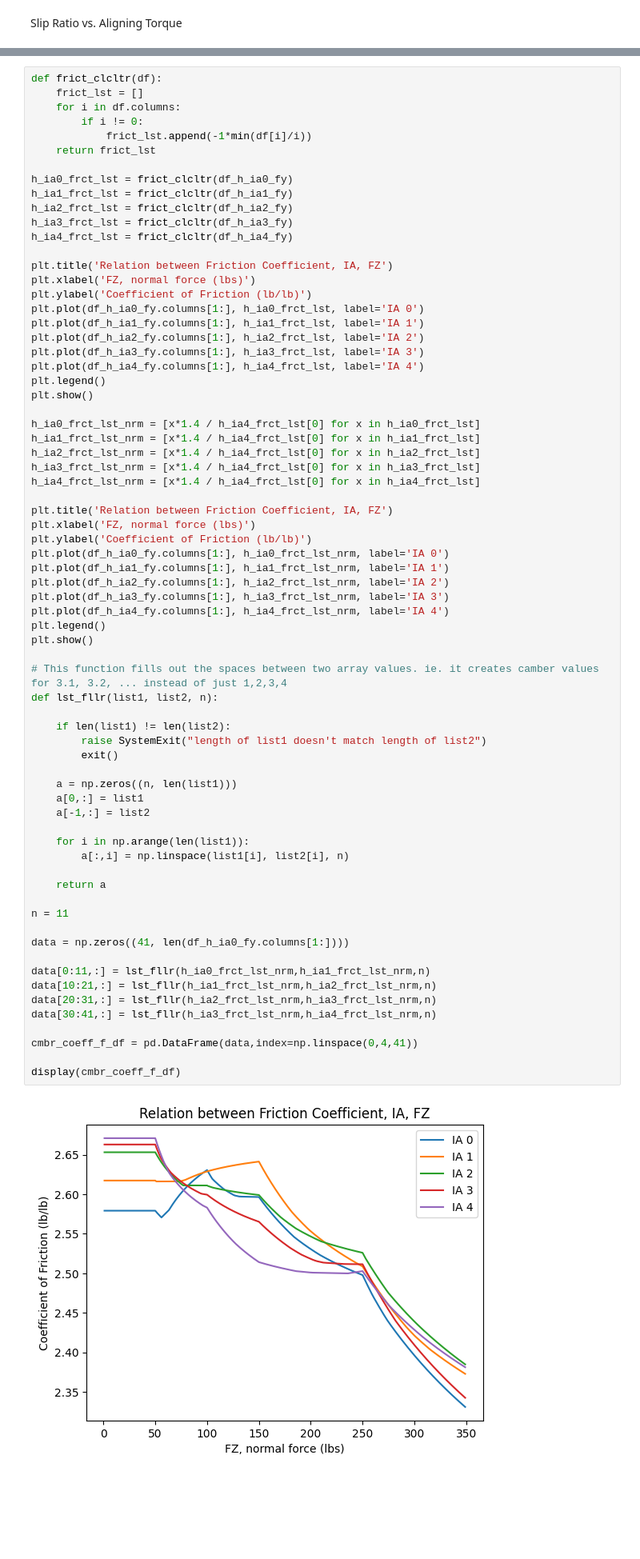
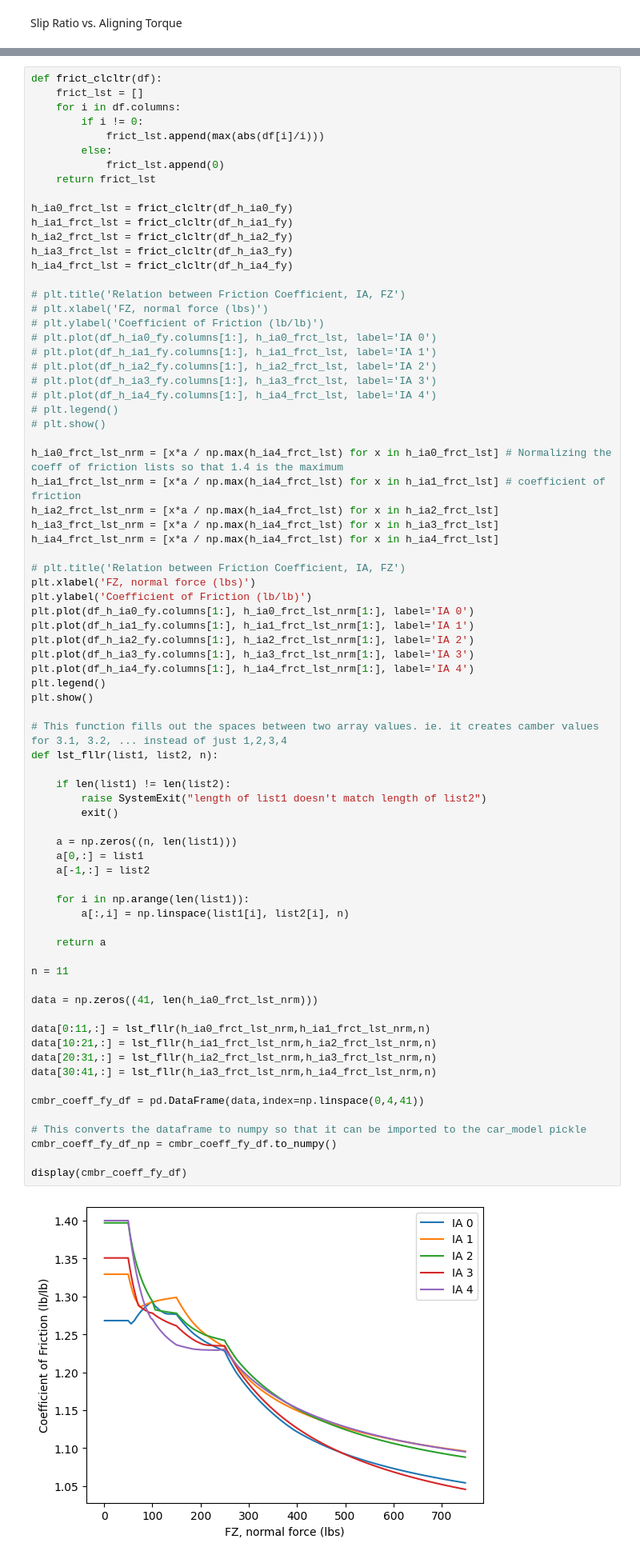
Before and after one commit to Washington-State-University-Formula-SAE/ttc-data, a Jupyter notebook: Hoosier 20.5x13-7.0 R25B.ipynb, the cells around one changed output, grey strips where cells are left out. Shown: that part at 80% size. Saved outputs shown, nothing was run; the diff lists cells and outputs as text; blank space fills up the shorter version.

```diff
--- a/Hoosier 20.5x13-7.0 R25B.ipynb
+++ b/Hoosier 20.5x13-7.0 R25B.ipynb
@@ -3542,7 +3267,9 @@ def frict_clcltr(df):
     frict_lst = []
     for i in df.columns:
         if i != 0:
-            frict_lst.append(-1*min(df[i]/i))
+            frict_lst.append(max(abs(df[i]/i)))
+        else:
+            frict_lst.append(0)
     return frict_lst
 
 h_ia0_frct_lst = frict_clcltr(df_h_ia0_fy)
@@ -3551,61 +3278,64 @@ h_ia2_frct_lst = frict_clcltr(df_h_ia2_fy)
 h_ia3_frct_lst = frict_clcltr(df_h_ia3_fy)
 h_ia4_frct_lst = frict_clcltr(df_h_ia4_fy)
 
-plt.title('Relation between Friction Coefficient, IA, FZ')
+# plt.title('Relation between Friction Coefficient, IA, FZ')
+# plt.xlabel('FZ, normal force (lbs)')
+# plt.ylabel('Coefficient of Friction (lb/lb)')
+# plt.plot(df_h_ia0_fy.columns[1:], h_ia0_frct_lst, label='IA 0')
+# plt.plot(df_h_ia1_fy.columns[1:], h_ia1_frct_lst, label='IA 1')
+# plt.plot(df_h_ia2_fy.columns[1:], h_ia2_frct_lst, label='IA 2')
+# plt.plot(df_h_ia3_fy.columns[1:], h_ia3_frct_lst, label='IA 3')
+# plt.plot(df_h_ia4_fy.columns[1:], h_ia4_frct_lst, label='IA 4')
+# plt.legend()
+# plt.show()
+
+h_ia0_frct_lst_nrm = [x*a / np.max(h_ia4_frct_lst) for x in h_ia0_frct_lst] # Normalizing the coeff of friction lists so that 1.4 is the maximum
+h_ia1_frct_lst_nrm = [x*a / np.max(h_ia4_frct_lst) for x in h_ia1_frct_lst] # coefficient of friction
+h_ia2_frct_lst_nrm = [x*a / np.max(h_ia4_frct_lst) for x in h_ia2_frct_lst]
+h_ia3_frct_lst_nrm = [x*a / np.max(h_ia4_frct_lst) for x in h_ia3_frct_lst]
+h_ia4_frct_lst_nrm = [x*a / np.max(h_ia4_frct_lst) for x in h_ia4_frct_lst]
+
+# plt.title('Relation between Friction Coefficient, IA, FZ')
 plt.xlabel('FZ, normal force (lbs)')
 plt.ylabel('Coefficient of Friction (lb/lb)')
-plt.plot(df_h_ia0_fy.columns[1:], h_ia0_frct_lst, label='IA 0')
-plt.plot(df_h_ia1_fy.columns[1:], h_ia1_frct_lst, label='IA 1')
-plt.plot(df_h_ia2_fy.columns[1:], h_ia2_frct_lst, label='IA 2')
-plt.plot(df_h_ia3_fy.columns[1:], h_ia3_frct_lst, label='IA 3')
-plt.plot(df_h_ia4_fy.columns[1:], h_ia4_frct_lst, label='IA 4')
-plt.legend()
-plt.show()
-
-h_ia0_frct_lst_nrm = [x*1.4 / h_ia4_frct_lst[0] for x in h_ia0_frct_lst]
-h_ia1_frct_lst_nrm = [x*1.4 / h_ia4_frct_lst[0] for x in h_ia1_frct_lst]
-h_ia2_frct_lst_nrm = [x*1.4 / h_ia4_frct_lst[0] for x in h_ia2_frct_lst]
-h_ia3_frct_lst_nrm = [x*1.4 / h_ia4_frct_lst[0] for x in h_ia3_frct_lst]
-h_ia4_frct_lst_nrm = [x*1.4 / h_ia4_frct_lst[0] for x in h_ia4_frct_lst]
-
-plt.title('Relation between Friction Coefficient, IA, FZ')
-plt.xlabel('FZ, normal force (lbs)')
-plt.ylabel('Coefficient of Friction (lb/lb)')
-plt.plot(df_h_ia0_fy.columns[1:], h_ia0_frct_lst_nrm, label='IA 0')
-plt.plot(df_h_ia1_fy.columns[1:], h_ia1_frct_lst_nrm, label='IA 1')
-plt.plot(df_h_ia2_fy.columns[1:], h_ia2_frct_lst_nrm, label='IA 2')
-plt.plot(df_h_ia3_fy.columns[1:], h_ia3_frct_lst_nrm, label='IA 3')
-plt.plot(df_h_ia4_fy.columns[1:], h_ia4_frct_lst_nrm, label='IA 4')
+plt.plot(df_h_ia0_fy.columns[1:], h_ia0_frct_lst_nrm[1:], label='IA 0')
+plt.plot(df_h_ia1_fy.columns[1:], h_ia1_frct_lst_nrm[1:], label='IA 1')
+plt.plot(df_h_ia2_fy.columns[1:], h_ia2_frct_lst_nrm[1:], label='IA 2')
+plt.plot(df_h_ia3_fy.columns[1:], h_ia3_frct_lst_nrm[1:], label='IA 3')
+plt.plot(df_h_ia4_fy.columns[1:], h_ia4_frct_lst_nrm[1:], label='IA 4')
 plt.legend()
 plt.show()
 
 # This function fills out the spaces between two array values. ie. it creates camber values for 3.1, 3.2, ... instead of just 1,2,3,4
 def lst_fllr(list1, list2, n):
 
     if len(list1) != len(list2):
         raise SystemExit("length of list1 doesn't match length of list2")
         exit()
 
     a = np.zeros((n, len(list1)))
     a[0,:] = list1
     a[-1,:] = list2
 
     for i in np.arange(len(list1)):
         a[:,i] = np.linspace(list1[i], list2[i], n)
 
     return a
 
 n = 11
 
-data = np.zeros((41, len(df_h_ia0_fy.columns[1:])))
+data = np.zeros((41, len(h_ia0_frct_lst_nrm)))
 
 data[0:11,:] = lst_fllr(h_ia0_frct_lst_nrm,h_ia1_frct_lst_nrm,n)
 data[10:21,:] = lst_fllr(h_ia1_frct_lst_nrm,h_ia2_frct_lst_nrm,n)
 data[20:31,:] = lst_fllr(h_ia2_frct_lst_nrm,h_ia3_frct_lst_nrm,n)
 data[30:41,:] = lst_fllr(h_ia3_frct_lst_nrm,h_ia4_frct_lst_nrm,n)
 
-cmbr_coeff_f_df = pd.DataFrame(data,index=np.linspace(0,4,41))
+cmbr_coeff_fy_df = pd.DataFrame(data,index=np.linspace(0,4,41))
 
-display(cmbr_coeff_f_df)
+# This converts the dataframe to numpy so that it can be imported to the car_model pickle
+cmbr_coeff_fy_df_np = cmbr_coeff_fy_df.to_numpy()
+
+display(cmbr_coeff_fy_df)
 # %% [output]
-[figure, old version]
+[figure, new version]
```
Also changed, not shown: parts of 26 cells of this notebook, 11 other files.
